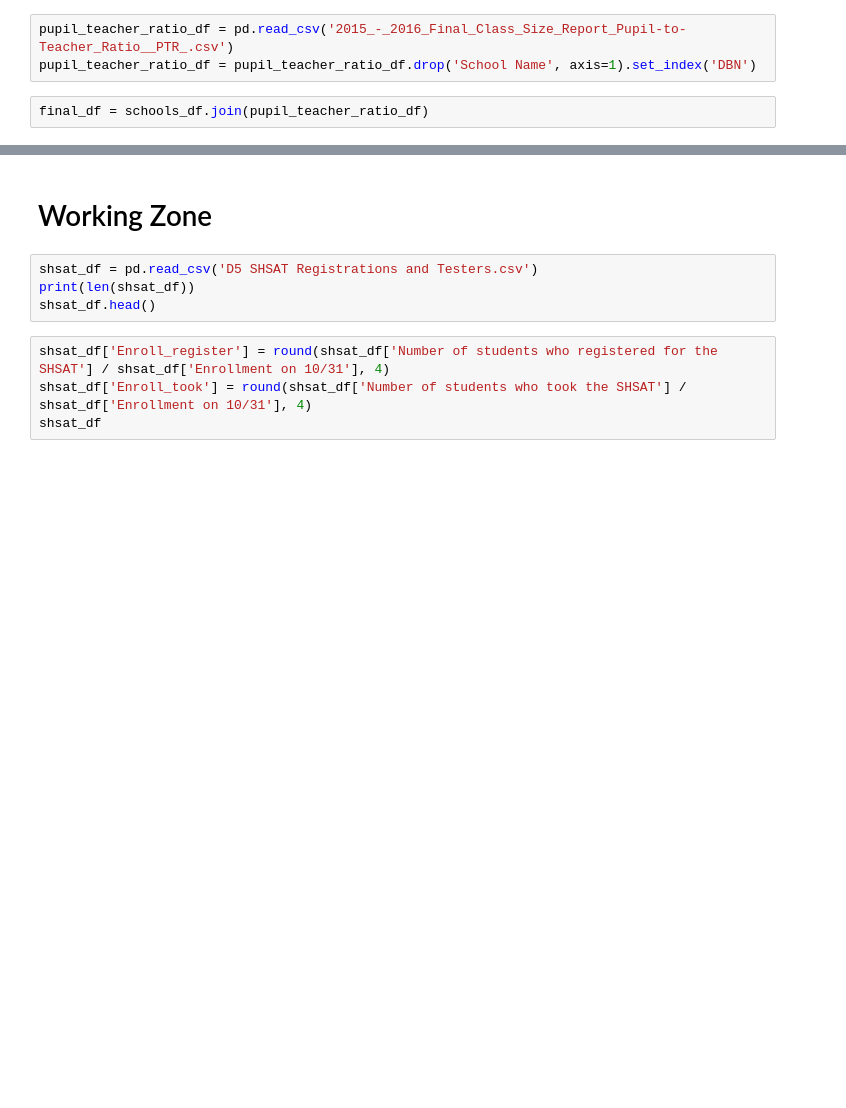
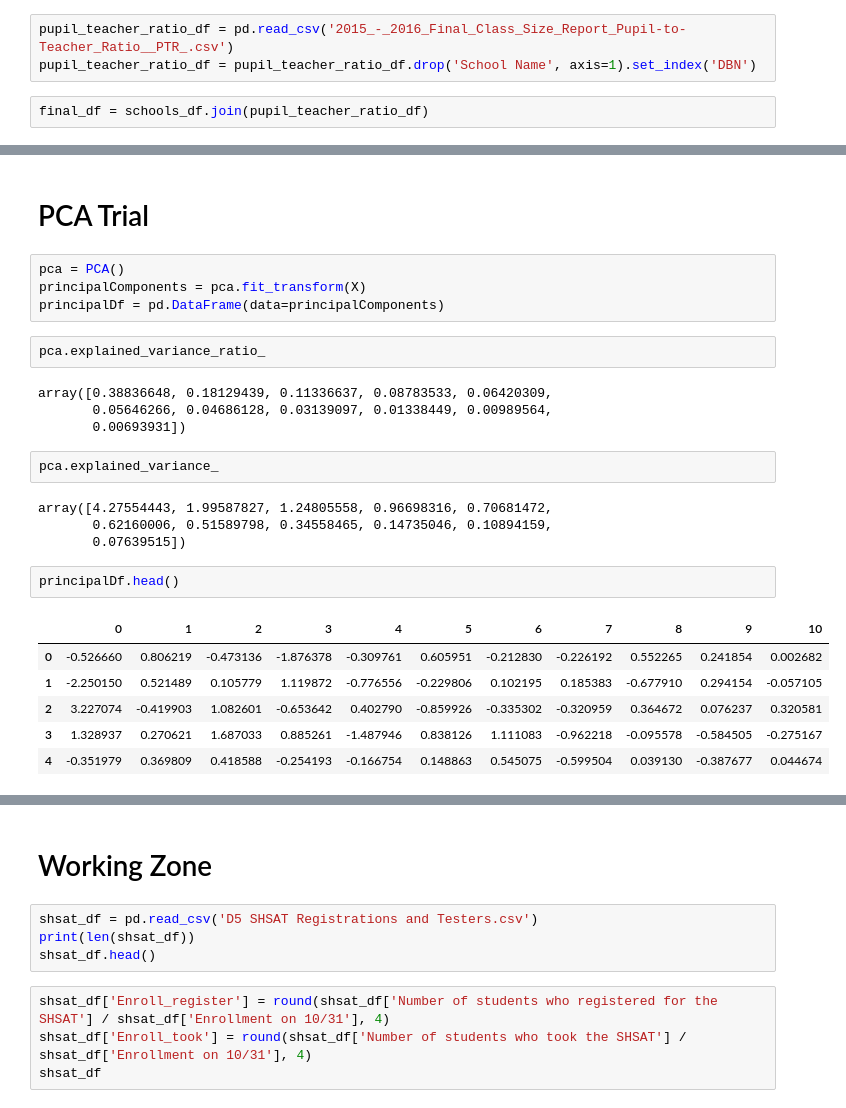
Before and after one commit to zapatos24/The_Minority_Math_Problem, a Jupyter notebook: final_notebook.ipynb, the cells around one changed output, grey strips where cells are left out. Saved outputs shown, nothing was run; the diff lists cells and outputs as text; blank space fills up the shorter version.

```diff
--- a/final_notebook.ipynb
+++ b/final_notebook.ipynb
@@ -273,0 +378,27 @@ None
+# %% [markdown]
+# PCA Trial
+# %%
+pca = PCA()
+principalComponents = pca.fit_transform(X)
+principalDf = pd.DataFrame(data=principalComponents)
+# %%
+pca.explained_variance_ratio_
+# %% [output]
+array([0.38836648, 0.18129439, 0.11336637, 0.08783533, 0.06420309,
+       0.05646266, 0.04686128, 0.03139097, 0.01338449, 0.00989564,
+       0.00693931])
+# %%
+pca.explained_variance_
+# %% [output]
+array([4.27554443, 1.99587827, 1.24805558, 0.96698316, 0.70681472,
+       0.62160006, 0.51589798, 0.34558465, 0.14735046, 0.10894159,
+       0.07639515])
+# %%
+principalDf.head()
+# %% [output]
+|  | 0 | 1 | 2 | 3 | 4 | 5 | 6 | 7 | 8 | 9 | 10 |
+| 0 | -0.526660 | 0.806219 | -0.473136 | -1.876378 | -0.309761 | 0.605951 | -0.212830 | -0.226192 | 0.552265 | 0.241854 | 0.002682 |
+| 1 | -2.250150 | 0.521489 | 0.105779 | 1.119872 | -0.776556 | -0.229806 | 0.102195 | 0.185383 | -0.677910 | 0.294154 | -0.057105 |
+| 2 | 3.227074 | -0.419903 | 1.082601 | -0.653642 | 0.402790 | -0.859926 | -0.335302 | -0.320959 | 0.364672 | 0.076237 | 0.320581 |
+| 3 | 1.328937 | 0.270621 | 1.687033 | 0.885261 | -1.487946 | 0.838126 | 1.111083 | -0.962218 | -0.095578 | -0.584505 | -0.275167 |
+| 4 | -0.351979 | 0.369809 | 0.418588 | -0.254193 | -0.166754 | 0.148863 | 0.545075 | -0.599504 | 0.039130 | -0.387677 | 0.044674 |
```
Also changed, not shown: parts of 32 cells of this notebook.
